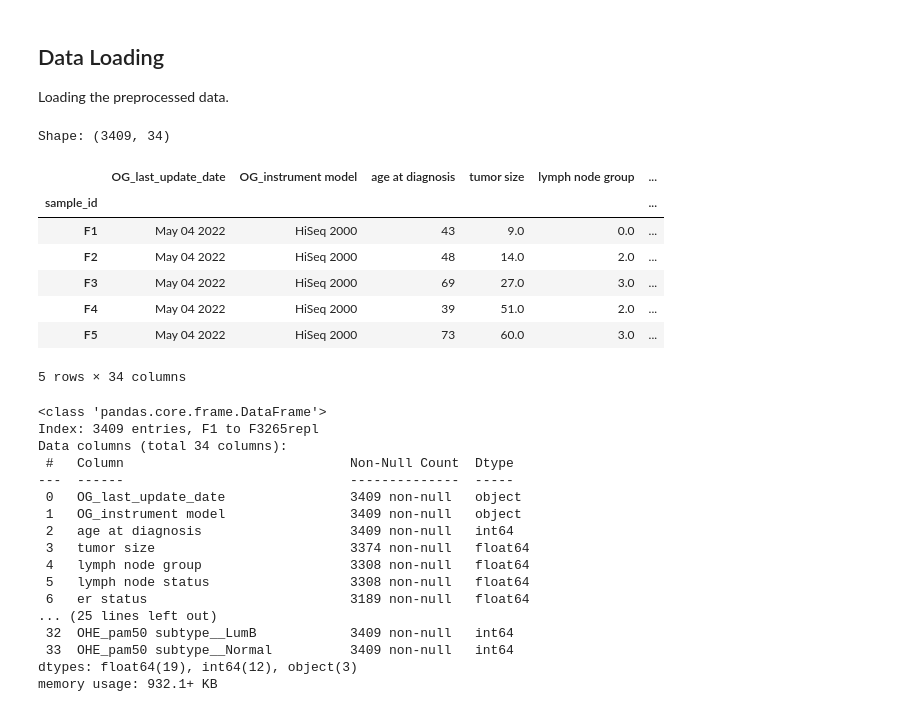
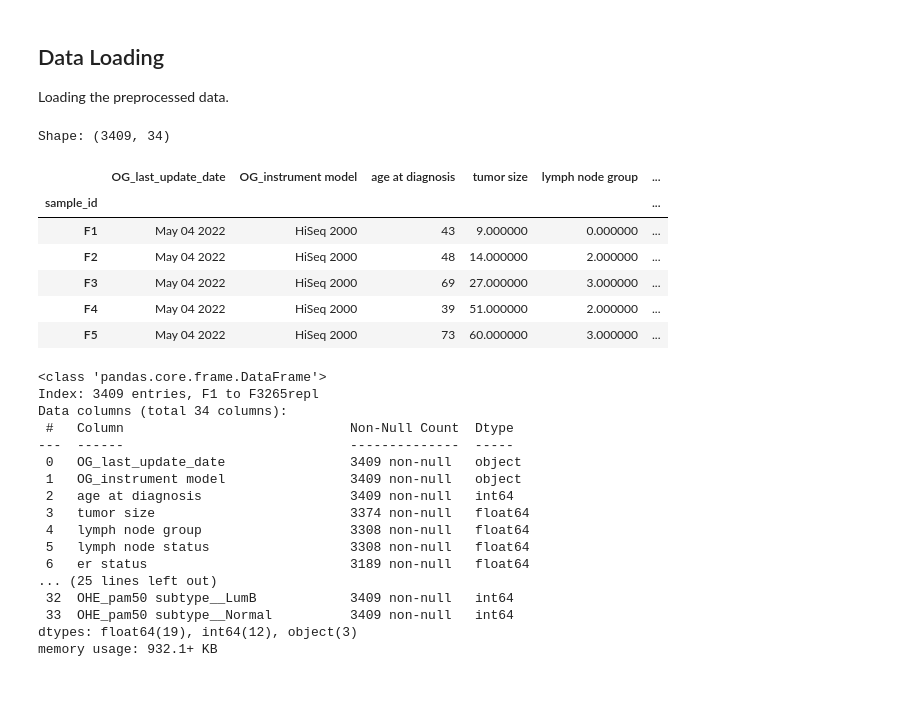
Before and after one commit to starshrimp/bioinformatics-tool, a Jupyter notebook: analysis/03_data_analysis.ipynb, the cells around one changed output. Saved outputs shown, nothing was run; the diff lists cells and outputs as text; code cells hidden in the pictures.

```diff
--- a/analysis/03_data_analysis.ipynb
+++ b/analysis/03_data_analysis.ipynb
@@ -49,17 +49,23 @@ path = repo_root / os.getenv("CLINICAL")
 
 df = pd.read_csv(path, index_col=0)
 print(f"Shape: {df.shape}")
-df.head()
 # %% [output]
 Shape: (3409, 34)
-|  | OG_last_update_date | OG_instrument model | age at diagnosis | tumor size | lymph node group | ... |
-| sample_id |  |  |  |  |  | ... |
-| F1 | May 04 2022 | HiSeq 2000 | 43 | 9.0 | 0.0 | ... |
-| F2 | May 04 2022 | HiSeq 2000 | 48 | 14.0 | 2.0 | ... |
-| F3 | May 04 2022 | HiSeq 2000 | 69 | 27.0 | 3.0 | ... |
-| F4 | May 04 2022 | HiSeq 2000 | 39 | 51.0 | 2.0 | ... |
-| F5 | May 04 2022 | HiSeq 2000 | 73 | 60.0 | 3.0 | ... |
-5 rows × 34 columns
+# %%
+from IPython.display import display
+
+styled = df.head().style.set_properties(**{'text-align': 'center'}).set_table_styles(
+    [{'selector': 'th', 'props': [('text-align', 'center')]}]
+)
+display(styled)
+# %% [output]
+|  | OG_last_update_date | OG_instrument model | age at diagnosis | tumor size | lymph node group | ... |
+| sample_id |  |  |  |  |  | ... |
+| F1 | May 04 2022 | HiSeq 2000 | 43 | 9.000000 | 0.000000 | ... |
+| F2 | May 04 2022 | HiSeq 2000 | 48 | 14.000000 | 2.000000 | ... |
+| F3 | May 04 2022 | HiSeq 2000 | 69 | 27.000000 | 3.000000 | ... |
+| F4 | May 04 2022 | HiSeq 2000 | 39 | 51.000000 | 2.000000 | ... |
+| F5 | May 04 2022 | HiSeq 2000 | 73 | 60.000000 | 3.000000 | ... |
 # %%
 display(df.info())
 # %% [output]
```
Also changed, not shown: parts of 4 cells of this notebook, 4 other files.
